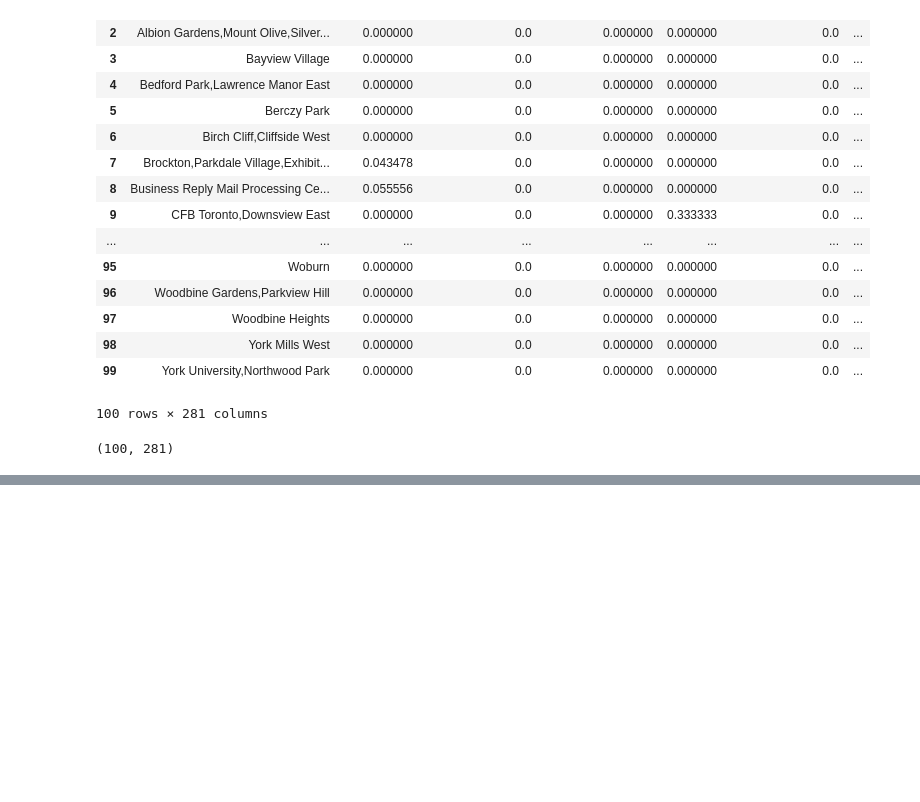
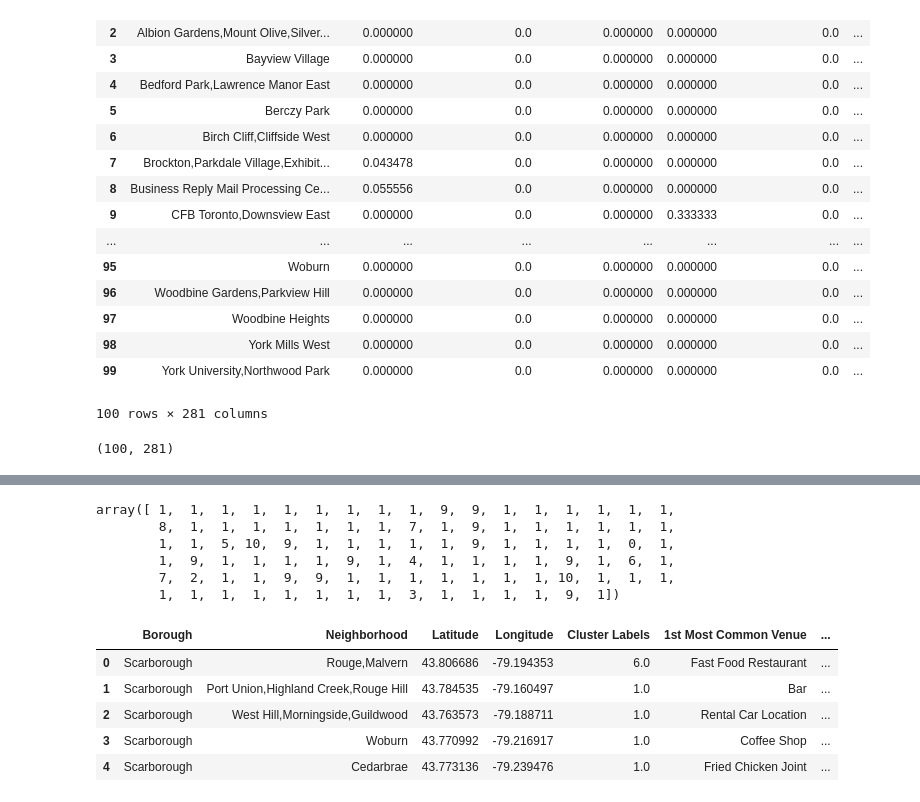
Before and after one commit to cssoumyade/Clustering-European-Cities, a Jupyter notebook: Clustering_TorontoCity.ipynb, the cells around one changed output, grey strips where cells are left out. Drawn from its saved outputs; the diff is of its cells as text; code cells hidden in the pictures; blank space fills up the shorter version.

```diff
--- a/Clustering_TorontoCity.ipynb
+++ b/Clustering_TorontoCity.ipynb
@@ -34,7 +37,7 @@ for row in table.findAll('tr'):
         borough.append(temp[1])
         temp_2 = temp[2].rstrip('\n')
         if temp_2 == 'Not assigned': #If a cell has a Not assigned neighborhood
-            temp2 = temp[1]          #then the neighborhood will be the same as the borough
+            temp_2 = temp[1]          #then the neighborhood will be the same as the borough
         neighborhood.append(temp_2)
 
         #lat_lng_coords = None
@@ -341,0 +341,34 @@ neighborhoods_venues_sorted.head()
+# %%
+# set number of clusters
+kclusters = 11
+
+toronto_grouped_clustering = toronto_grouped.drop('Neighborhood', 1)
+
+# run k-means clustering
+kmeans = KMeans(n_clusters=kclusters, random_state=0).fit(toronto_grouped_clustering)
+
+# check cluster labels generated for each row in the dataframe
+kmeans.labels_
+# %% [output]
+array([ 1,  1,  1,  1,  1,  1,  1,  1,  1,  9,  9,  1,  1,  1,  1,  1,  1,
+        8,  1,  1,  1,  1,  1,  1,  1,  7,  1,  9,  1,  1,  1,  1,  1,  1,
+        1,  1,  5, 10,  9,  1,  1,  1,  1,  1,  9,  1,  1,  1,  1,  0,  1,
+        1,  9,  1,  1,  1,  1,  9,  1,  4,  1,  1,  1,  1,  9,  1,  6,  1,
+        7,  2,  1,  1,  9,  9,  1,  1,  1,  1,  1,  1,  1, 10,  1,  1,  1,
+        1,  1,  1,  1,  1,  1,  1,  1,  3,  1,  1,  1,  1,  9,  1])
+# %%
+# add clustering labels
+neighborhoods_venues_sorted.insert(0, 'Cluster Labels', kmeans.labels_)
+
+toronto_merged = df
+
+# merge toronto_grouped with toronto_data to add latitude/longitude for each neighborhood
+toronto_merged = toronto_merged.join(neighborhoods_venues_sorted.set_index('Neighborhood'), on='Neighborhood')
+toronto_merged.head() # check the last columns!
+# %% [output]
+|  | Borough | Neighborhood | Latitude | Longitude | Cluster Labels | 1st Most Common Venue | ... |
+| 0 | Scarborough | Rouge,Malvern | 43.806686 | -79.194353 | 6.0 | Fast Food Restaurant | ... |
+| 1 | Scarborough | Port Union,Highland Creek,Rouge Hill | 43.784535 | -79.160497 | 1.0 | Bar | ... |
+| 2 | Scarborough | West Hill,Morningside,Guildwood | 43.763573 | -79.188711 | 1.0 | Rental Car Location | ... |
+| 3 | Scarborough | Woburn | 43.770992 | -79.216917 | 1.0 | Coffee Shop | ... |
+| 4 | Scarborough | Cedarbrae | 43.773136 | -79.239476 | 1.0 | Fried Chicken Joint | ... |
```
Also changed, not shown: parts of 18 cells of this notebook.
